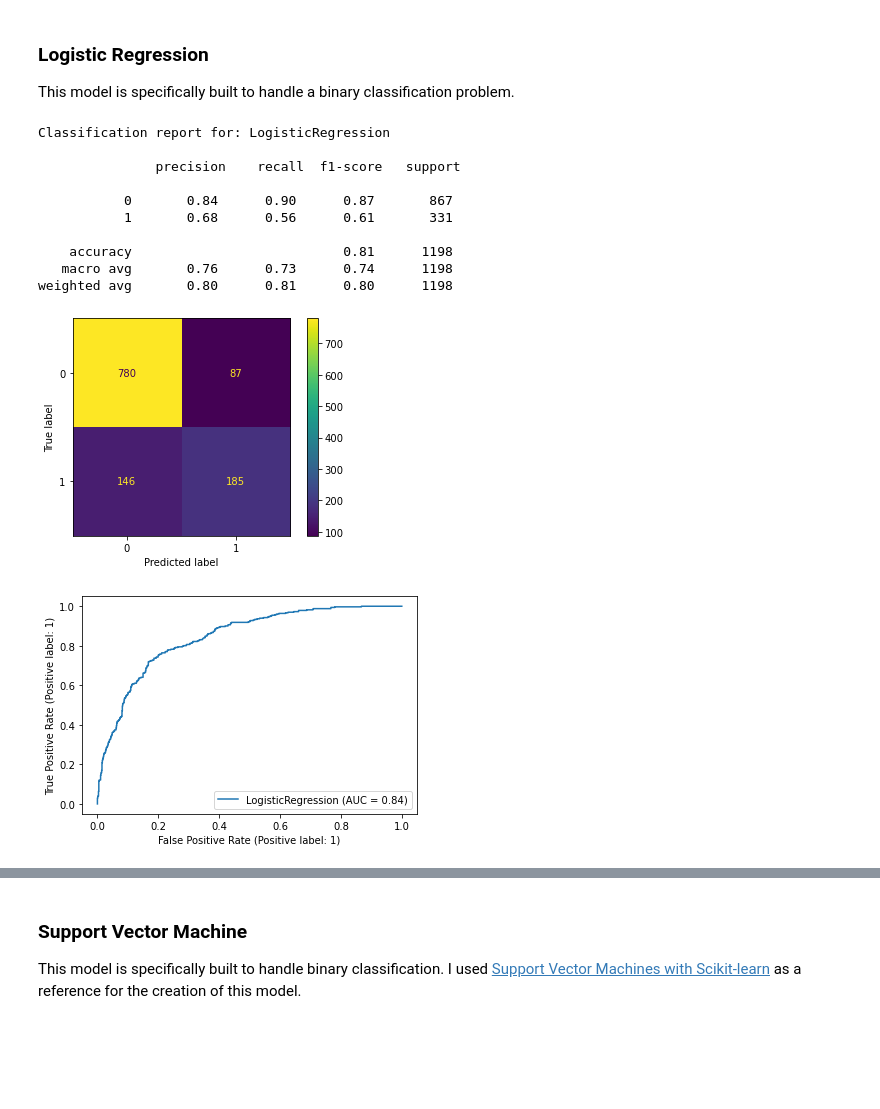
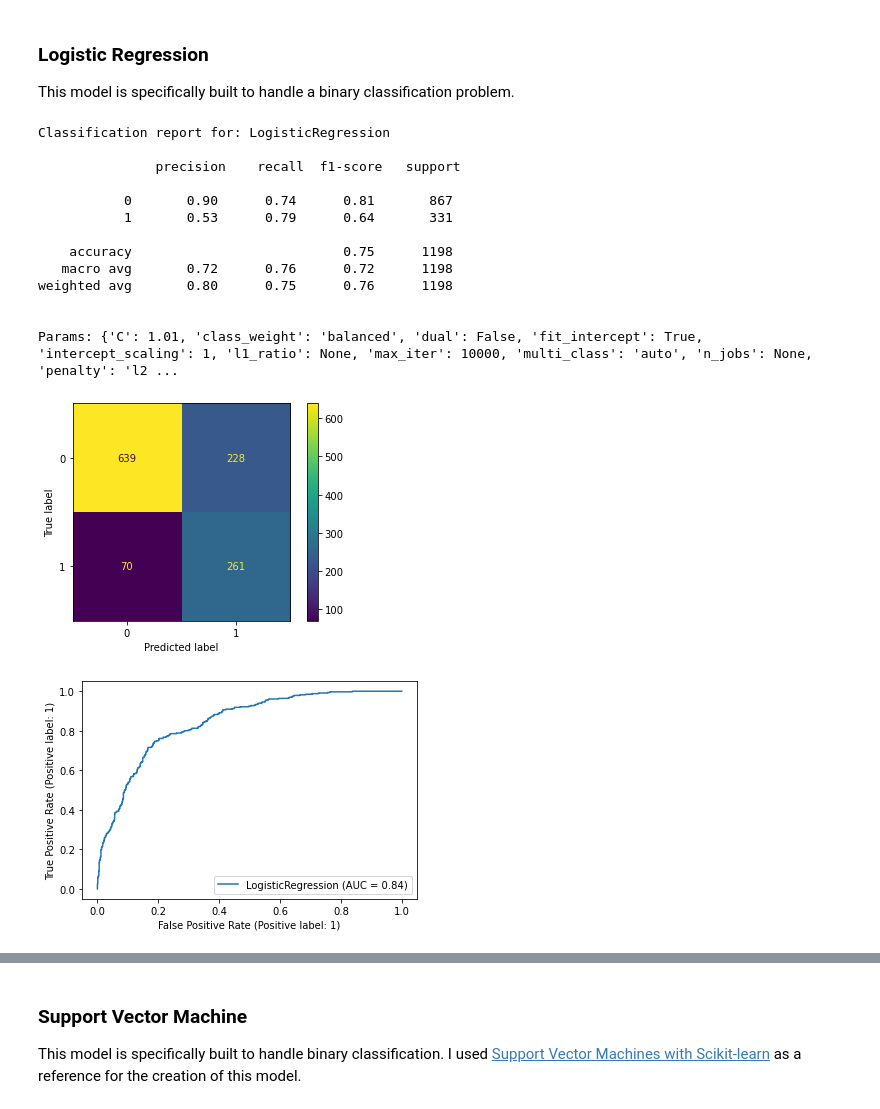
Before and after one commit to Sparafucil3/churn_project, a Jupyter notebook: churn_project.ipynb, the cells around one changed output, grey strips where cells are left out. Drawn from its saved outputs; the diff is of its cells as text; code cells hidden in the pictures; blank space fills up the shorter version.

```diff
--- a/churn_project.ipynb
+++ b/churn_project.ipynb
@@ -387,21 +388,24 @@ def test_classifier(clas, X_train, y_train, X_test, y_test):
 This model is specifically built to handle a binary classification problem.
 # %%
 #Sending this to the test function to get our results
-test_classifier(LogisticRegression(solver='lbfgs', max_iter=10000, random_state=24),
+test_classifier(LogisticRegression(solver='lbfgs', max_iter=10000, random_state=24, class_weight='balanced', C=1.01),
                X_train, y_train, X_test, y_test)
 # %% [output]
 Classification report for: LogisticRegression
 
                precision    recall  f1-score   support
 
-           0       0.84      0.90      0.87       867
-           1       0.68      0.56      0.61       331
+           0       0.90      0.74      0.81       867
+           1       0.53      0.79      0.64       331
 
-    accuracy                           0.81      1198
-   macro avg       0.76      0.73      0.74      1198
-weighted avg       0.80      0.81      0.80      1198
+    accuracy                           0.75      1198
+   macro avg       0.72      0.76      0.72      1198
+weighted avg       0.80      0.75      0.76      1198
+
+
+Params: {'C': 1.01, 'class_weight': 'balanced', 'dual': False, 'fit_intercept': True, 'intercept_scaling': 1, 'l1_ratio': None, 'max_iter': 10000, 'multi_class': 'auto', 'n_jobs': None, 'penalty': 'l2 ...
-[figure, old version]
+[figure, new version]
-[figure, old version]
+[figure, new version]
 # %% [markdown]
 <h4>Logistic Regression Results:</h4>
 
```
Also changed, not shown: parts of 2 cells of this notebook.
